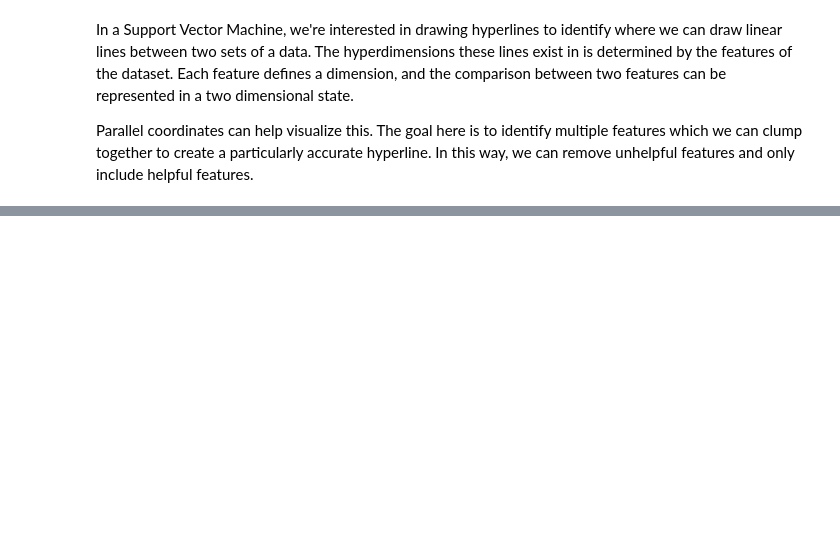
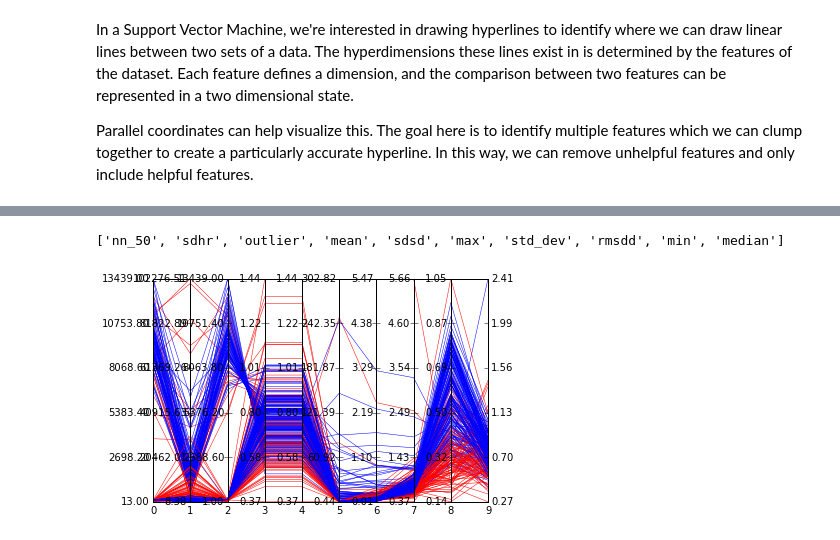
Before and after one commit to ltoscano/zagreus, a Jupyter notebook: data_vis.ipynb, the cells around one changed output, grey strips where cells are left out. Saved outputs shown, nothing was run; the diff lists cells and outputs as text; code cells hidden in the pictures; blank space fills up the shorter version.

```diff
--- a/data_vis.ipynb
+++ b/data_vis.ipynb
@@ -24,0 +37,6 @@ run("normal")
+# %%
+# The second, optional parameter is whether or not to normalize the coordinates
+run("absolute", False)
+# %% [output]
+['nn_50', 'sdhr', 'outlier', 'mean', 'sdsd', 'max', 'std_dev', 'rmsdd', 'min', 'median']
+[figure, added]
```
Also changed, not shown: parts of 4 cells of this notebook, 2 other files.
